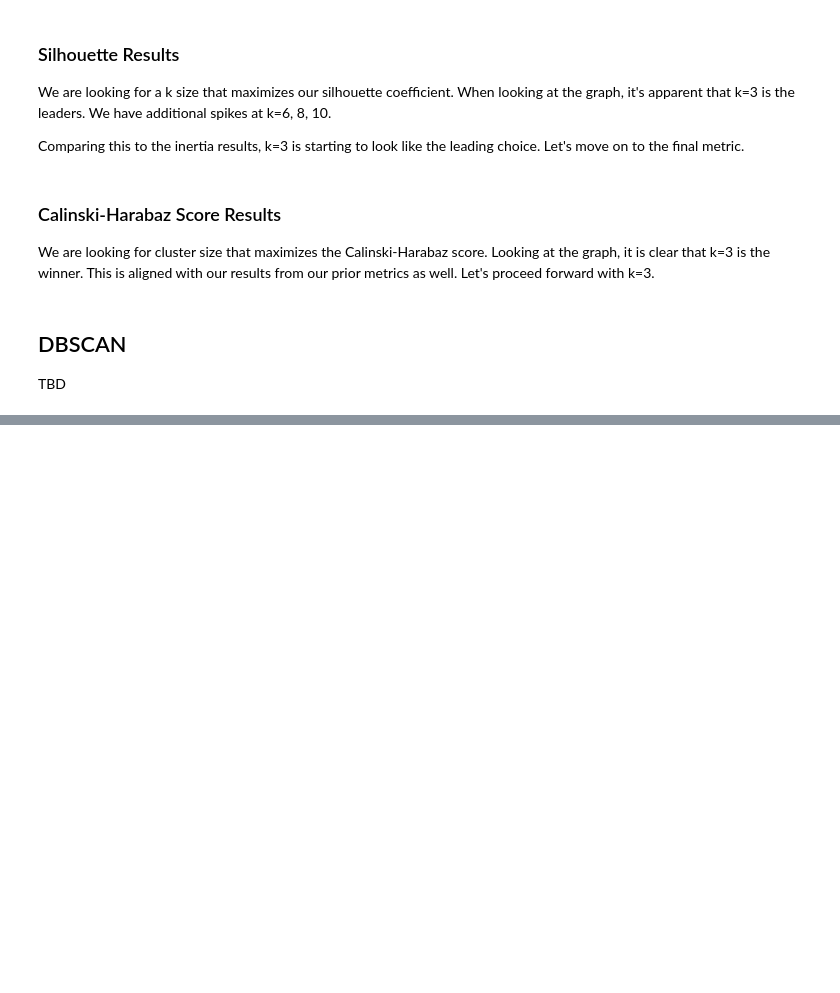
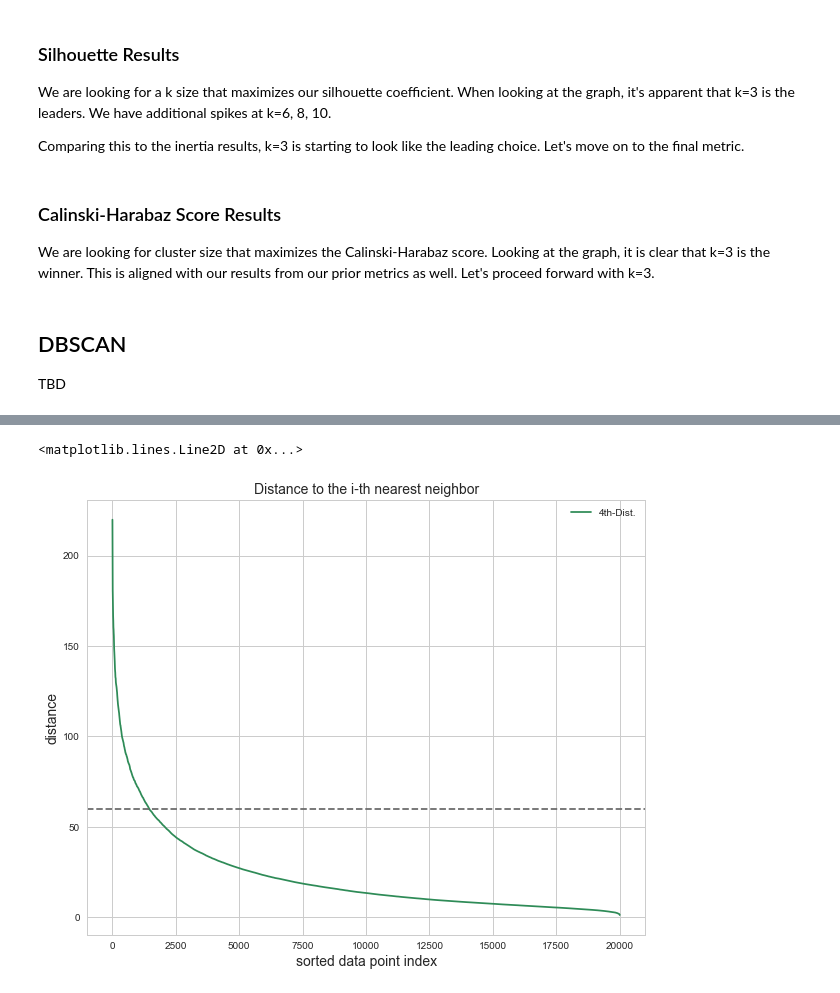
Before and after one commit to mrjgamble/K2DataScience, a Jupyter notebook: Projects/project3-recommender/notebooks/02-instacart-clustering.ipynb, the cells around one changed output, grey strips where cells are left out. Cells and saved outputs as stored; diff of their text form; code cells hidden in the pictures; blank space fills up the shorter version.

```diff
--- a/Projects/project3-recommender/notebooks/02-instacart-clustering.ipynb
+++ b/Projects/project3-recommender/notebooks/02-instacart-clustering.ipynb
@@ -161,4 +171,4 @@ PCA(copy=True, iterated_power='auto', n_components=11710, random_state=None,
   svd_solver='auto', tol=0.0, whiten=False)
 # %%
 # transform the data
-crosstab_transformed = pca.transform(crosstab_scaled)
+crosstab_transformed = pca.transform(crosstab)
@@ -429,0 +466,6 @@ TBD
+# %%
+def kDist(data, k):
+    nData = data.shape[0]
+    pDistMat = squareform(pdist(data))
+    kDistArray = [ sorted(pDistMat[i,:])[k-1] for i in range(nData)]
+    return sorted(kDistArray, reverse=True)
@@ -429,0 +486,2 @@ TBD
+# %%
+kDistArray_4 = kDist(crosstab_transformed, 4)
@@ -429,0 +490,29 @@ TBD
+# %%
+figKDist = plt.figure(figsize=(10,8))
+
+#plt.plot(range(crosstab_transformed.shape[0]), kDistArray_2, color='darkorange', label='2th-Dist.')
+#plt.plot(range(crosstab_transformed.shape[0]), kDistArray_3, color='darkorange', label='3th-Dist.')
+plt.plot(range(crosstab_transformed.shape[0]), kDistArray_4, color='seagreen', label='4th-Dist.')
+#plt.plot(range(crosstab_transformed.shape[0]), kDistArray_6, color='darkorange', label='6th-Dist.')
+
+#plt.xlim([0,2500])
+#plt.xlim([0,200])
+plt.xlabel('sorted data point index', size=14)
+plt.ylabel('distance', size=14)
+plt.title('Distance to the i-th nearest neighbor', size=14)
+plt.legend()
+
+kDistLim = 60
+#xKDistLim = np.interp(kDistLim, kDistArray_6[::-1], range(n_data)[::-1])
+#print(xKDistLim)
+plt.axhline(kDistLim, linestyle='--', c='dimgray')
+
+#plt.axhline(kDistLim, linestyle='--', c='dimgray')
+#plt.plot(xKDistLim, kDistLim, 'o', c='darkorange')
+#plt.annotate('Limit 6th-Dist ?', xy=(xKDistLim, kDistLim), size=14, \
+#            xytext=(60,1.2), arrowprops=dict(facecolor='black', shrink=0.03))
+
+#figKDist.savefig('./img/k2c-dbscan-eps-estimator-orig96.png')
+# %% [output]
+<matplotlib.lines.Line2D at 0x...>
+[figure, added]
```
Also changed, not shown: parts of 43 cells of this notebook, 9 other files.
